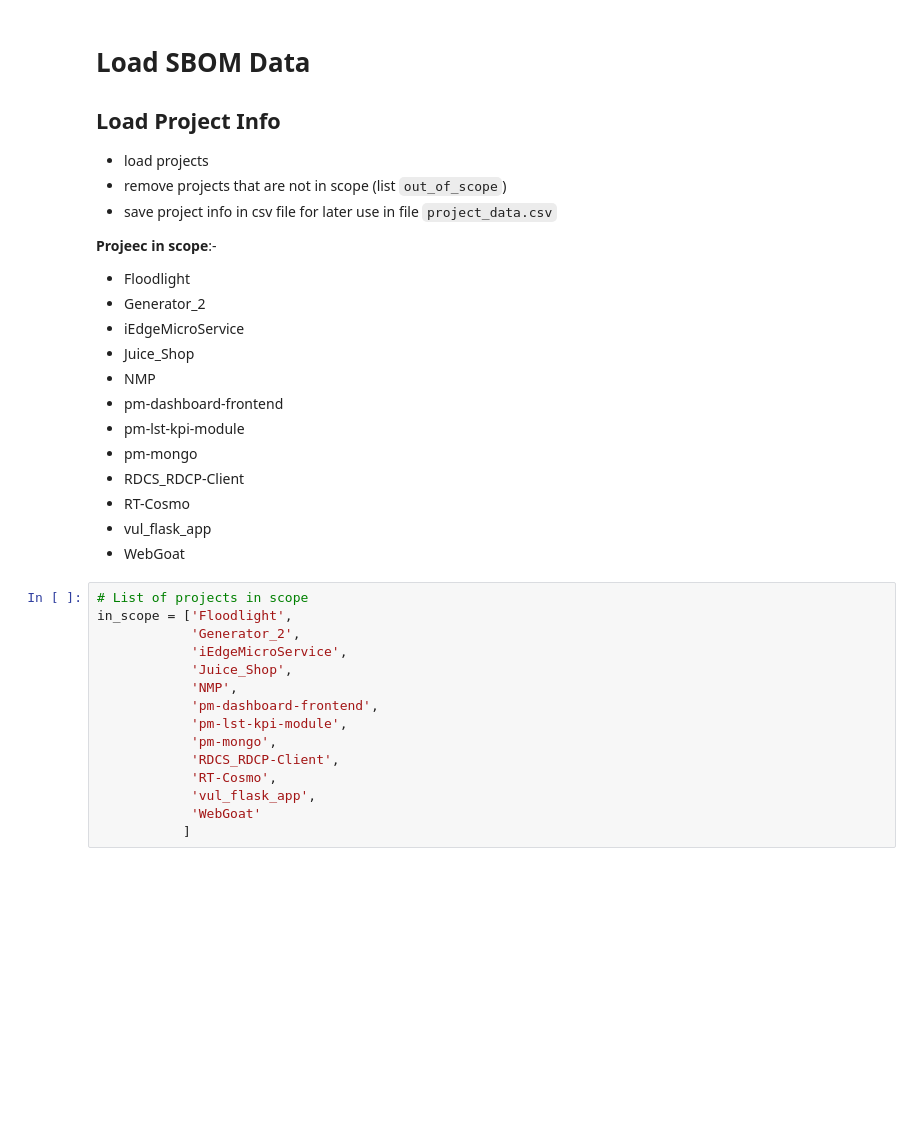
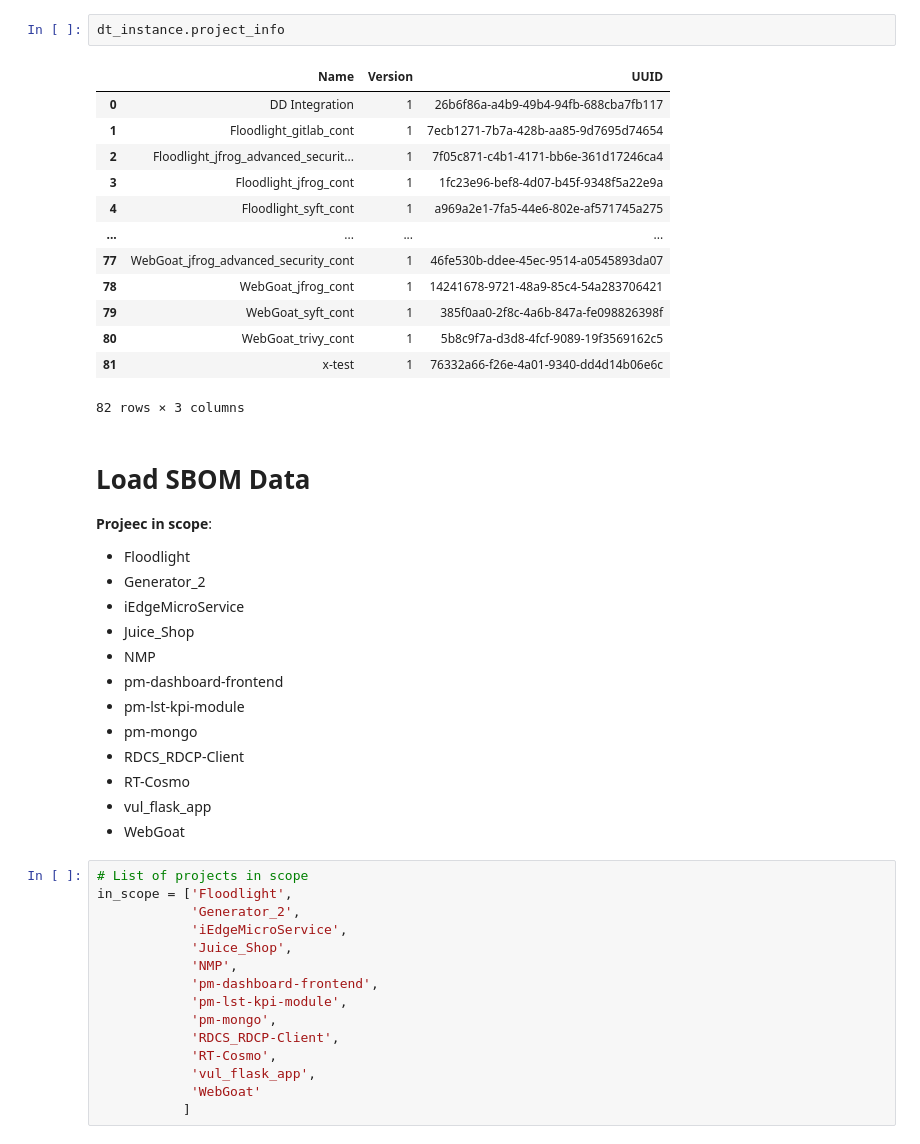
Before and after one commit to markb77/data_analysis, a Jupyter notebook: notebooks/SoftwareCompositionAnalysis.ipynb, the cells around one changed output. Saved outputs shown, nothing was run; the diff lists cells and outputs as text; blank space fills up the shorter version.

```diff
--- a/notebooks/SoftwareCompositionAnalysis.ipynb
+++ b/notebooks/SoftwareCompositionAnalysis.ipynb
@@ -234,14 +32,23 @@ wsl.exe -d wsl-vpnkit --cd /app wsl-vpnkit
+# %%
+dt_instance.project_info
+# %% [output]
+|  | Name | Version | UUID |
+| 0 | DD Integration | 1 | 26b6f86a-a4b9-49b4-94fb-688cba7fb117 |
+| 1 | Floodlight_gitlab_cont | 1 | 7ecb1271-7b7a-428b-aa85-9d7695d74654 |
+| 2 | Floodlight_jfrog_advanced_securit... | 1 | 7f05c871-c4b1-4171-bb6e-361d17246ca4 |
+| 3 | Floodlight_jfrog_cont | 1 | 1fc23e96-bef8-4d07-b45f-9348f5a22e9a |
+| 4 | Floodlight_syft_cont | 1 | a969a2e1-7fa5-44e6-802e-af571745a275 |
+| ... | ... | ... | ... |
+| 77 | WebGoat_jfrog_advanced_security_cont | 1 | 46fe530b-ddee-45ec-9514-a0545893da07 |
+| 78 | WebGoat_jfrog_cont | 1 | 14241678-9721-48a9-85c4-54a283706421 |
+| 79 | WebGoat_syft_cont | 1 | 385f0aa0-2f8c-4a6b-847a-fe098826398f |
+| 80 | WebGoat_trivy_cont | 1 | 5b8c9f7a-d3d8-4fcf-9089-19f3569162c5 |
+| 81 | x-test | 1 | 76332a66-f26e-4a01-9340-dd4d14b06e6c |
+82 rows × 3 columns
 # %% [markdown]
 # Load SBOM Data
 
-## Load Project Info
-
-- load projects
-- remove projects that are not in scope (list `out_of_scope`)
-- save project info in csv file for later use in file `project_data.csv`
-
-
-**Projeec in scope**:-
+**Projeec in scope**:
 
 - Floodlight
 - Generator_2
```
Also changed, not shown: parts of 38 cells of this notebook, 2 other files.
